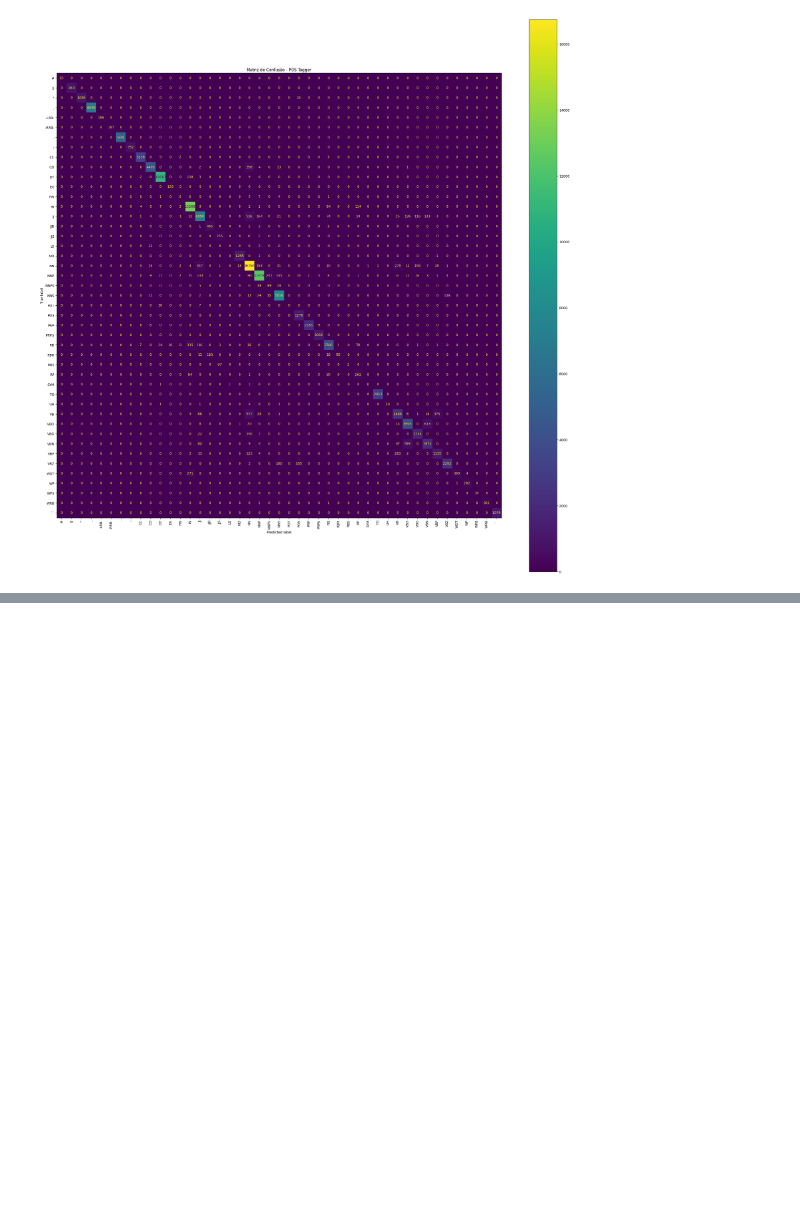
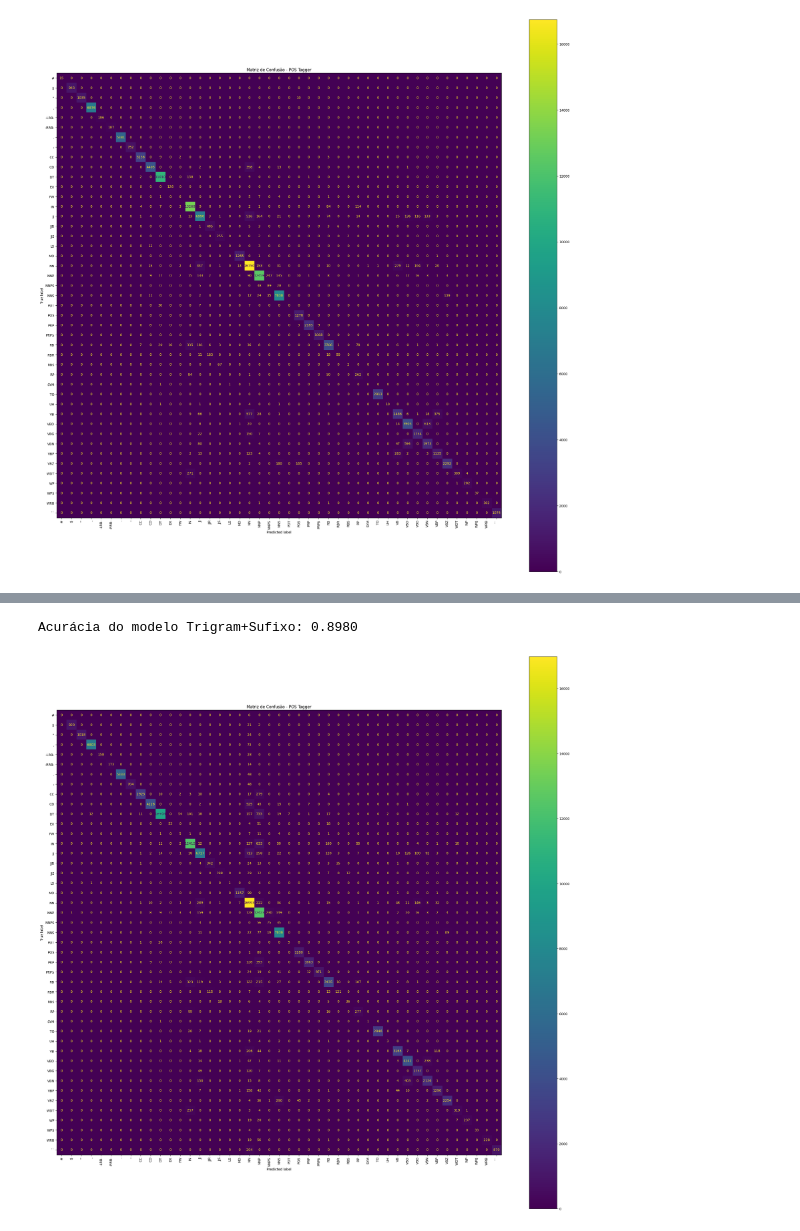
Before and after one commit to LucasNCortez/POS-Tagger-PLN, a Jupyter notebook: PoS_Tagging.ipynb, the cells around one changed output, grey strips where cells are left out. Drawn from its saved outputs; the diff is of its cells as text; code cells hidden in the pictures; blank space fills up the shorter version.

```diff
--- a/PoS_Tagging.ipynb
+++ b/PoS_Tagging.ipynb
@@ -178,0 +336,24 @@ Tags previstas: ['JJ', 'NNS', 'IN', 'DT', 'NNP', 'NNPS', 'CC', 'NNP', 'NNP', 'VB
+# %%
+def avaliar_acuracia(y_true: List[str], y_pred: List[str]) -> float:
+    validas = [
+        (real, pred) for real, pred in zip(y_true, y_pred)
+        if real not in {".", ",", ":", "``", "''", "(", ")", "-NONE-", "BOS", "EOS"}
+    ]
+    y_true_filtrado, y_pred_filtrado = zip(*validas)
+    return accuracy_score(y_true_filtrado, y_pred_filtrado)
+# %%
+# Treinando o modelo de trigramas
+modelo_trigram = treinar_modelo_trigramas(df_treino)
+
+# Previsão no dataset de teste usando trigram+sufixo
+y_pred_trigram = prever_trigram_com_sufixo(df_teste, modelo_trigram)
+
+# Avaliando o modelo trigrama
+acuracia_trigram = avaliar_acuracia(df_teste["tag"].tolist(), y_pred_trigram)
+print(f"Acurácia do modelo Trigram+Sufixo: {acuracia_trigram:.4f}")
+
+# Matriz de confusão
+mostrar_matriz_confusao(df_teste["tag"].tolist(), y_pred_trigram)
+# %% [output]
+Acurácia do modelo Trigram+Sufixo: 0.8980
+[figure, added]
```
Also changed, not shown: parts of 12 cells of this notebook.
